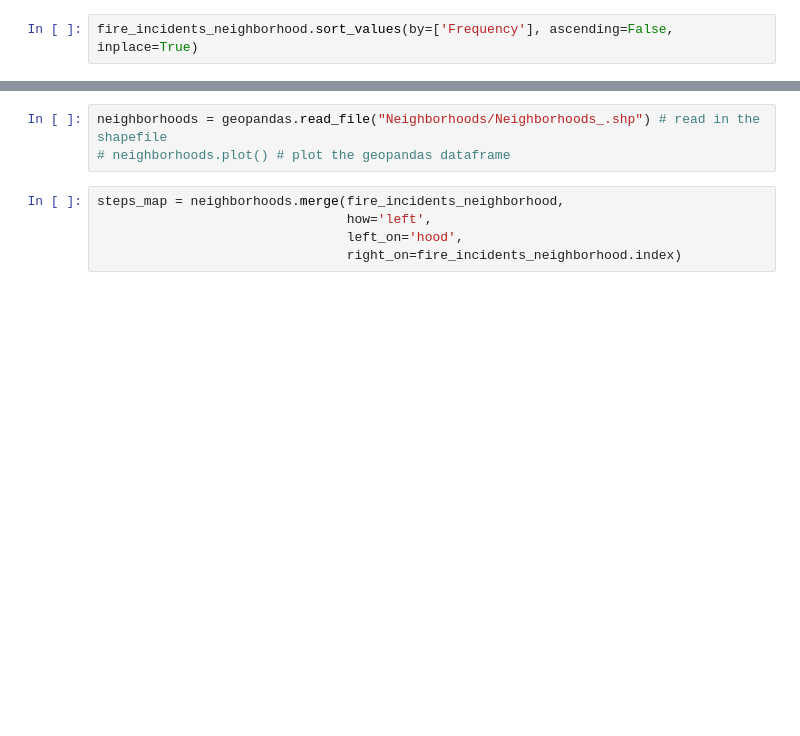
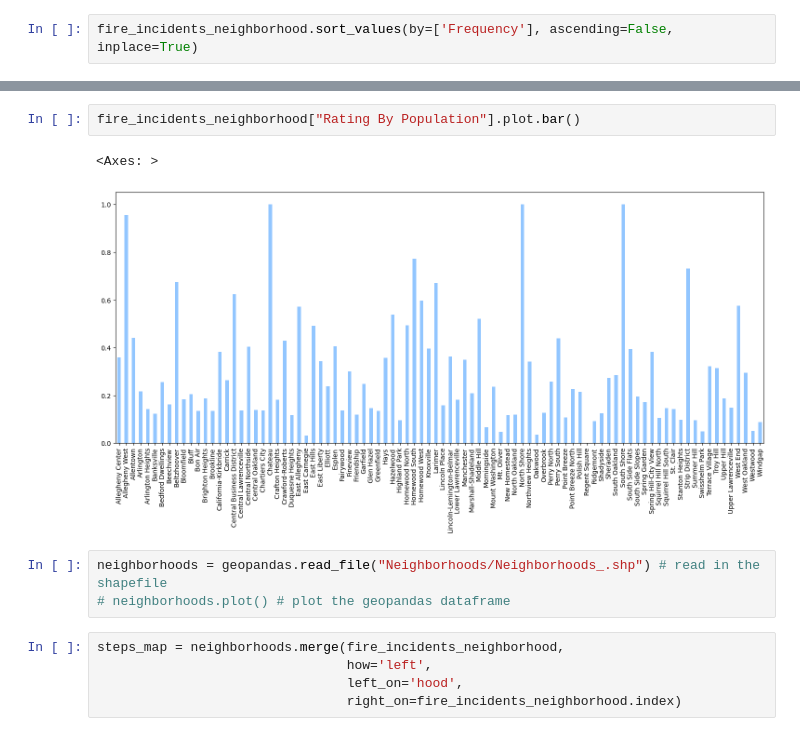
Before and after one commit to XianyuZhao04/CMPINF-0010-FinalProject, a Jupyter notebook: viTran_noteBook.ipynb, the cells around one changed output, grey strips where cells are left out. Cells and saved outputs as stored; diff of their text form; blank space fills up the shorter version.

```diff
--- a/viTran_noteBook.ipynb
+++ b/viTran_noteBook.ipynb
@@ -105,3 +190,8 @@ fire_incidents_neighborhood['Frequency'].plot(kind="bar")
+# %%
+fire_incidents_neighborhood["Rating By Population"].plot.bar()
+# %% [output]
+<Axes: >
+[figure, added]
 # %%
 neighborhoods = geopandas.read_file("Neighborhoods/Neighborhoods_.shp") # read in the shapefile
 # neighborhoods.plot() # plot the geopandas dataframe
```
Also changed, not shown: parts of 20 cells of this notebook, 1 other file.
